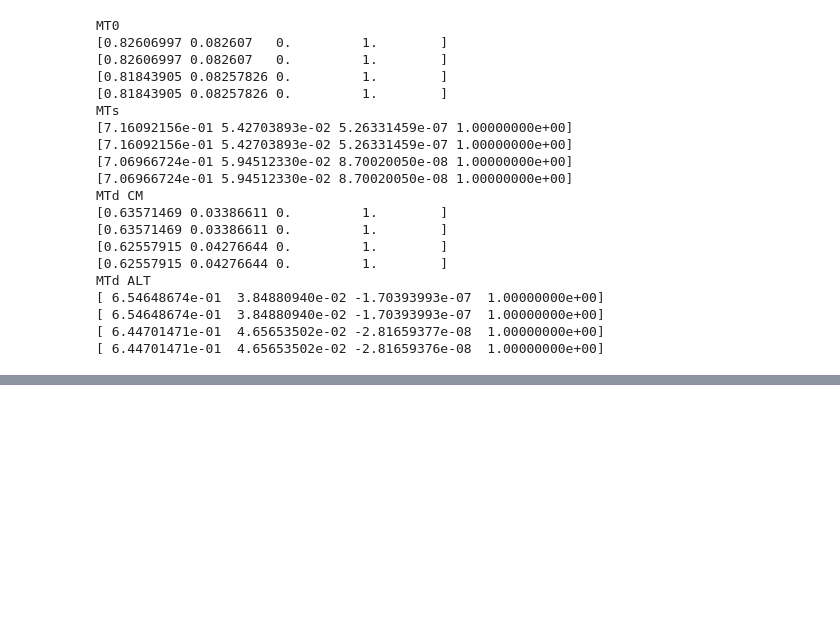
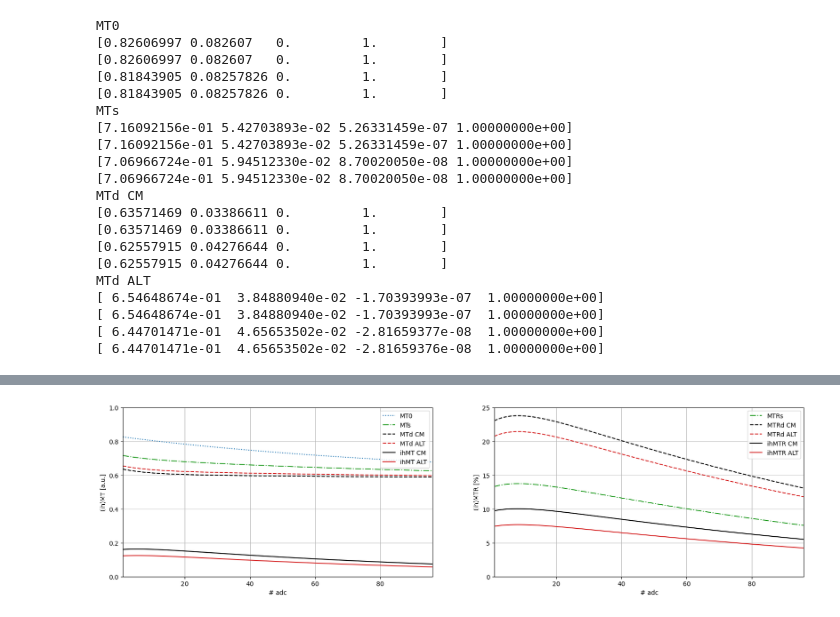
Before and after one commit to SirTwinkleberry/ihMT, a Jupyter notebook: notebook.ipynb, the cells around one changed output, grey strips where cells are left out. Cells and saved outputs as stored; diff of their text form; code cells hidden in the pictures; blank space fills up the shorter version.

```diff
--- a/notebook.ipynb
+++ b/notebook.ipynb
@@ -204,0 +289,36 @@ MTd ALT
+# %%
+x = range(1, sequence_noDummy.N_adc + 1)
+
+fig, axes = plt.subplots(1, 2, sharex=True, figsize=(20, 5))
+axes = axes.flatten()
+
+axes[0].plot(x, allMT0.T[0], color='C0', linestyle='dotted', label='MT0')
+axes[0].plot(x, allMTs.T[0], color='C2', linestyle='-.', label='MTs')
+axes[0].plot(x, allMTds[0].T[0], color='k', linestyle='--', label='MTd CM')
+axes[0].plot(x, allMTds[1].T[0], color='C3', linestyle='--', label='MTd ALT')
+axes[0].plot(x, allihMTs[0].T[0], color='k', linestyle='-', label='ihMT CM')
+axes[0].plot(x, allihMTs[1].T[0], color='C3', linestyle='-', label='ihMT ALT')
+
+axes[1].plot(x, allMTRs.T[0], color='C2', linestyle='-.', label='MTRs')
+axes[1].plot(x, allMTRds[0].T[0], color='k', linestyle='--', label='MTRd CM')
+axes[1].plot(x, allMTRds[1].T[0], color='C3', linestyle='--', label='MTRd ALT')
+axes[1].plot(x, .5 * allihMTRs[0].T[0], color='k', linestyle='-', label='ihMTR CM')
+axes[1].plot(x, .5 * allihMTRs[1].T[0], color='C3', linestyle='-', label='ihMTR ALT')
+
+axes[0].legend()
+axes[0].grid()
+axes[0].set_xlabel('# adc')
+axes[0].set_xlim(1, sequence_noDummy.N_adc)
+axes[0].set_ylabel('(ih)MT [a.u.]')
+axes[0].set_ylim(0, 1)
+
+axes[1].legend()
+axes[1].grid()
+axes[1].set_xlabel('# adc')
+axes[1].set_xlim(1, sequence_noDummy.N_adc)
+axes[1].set_ylabel('(ih)MTR [%]')
+axes[1].set_ylim(0, 25)
+
+plt.show()
+# %% [output]
+[figure, added]
```
Also changed, not shown: parts of 2 cells of this notebook.
